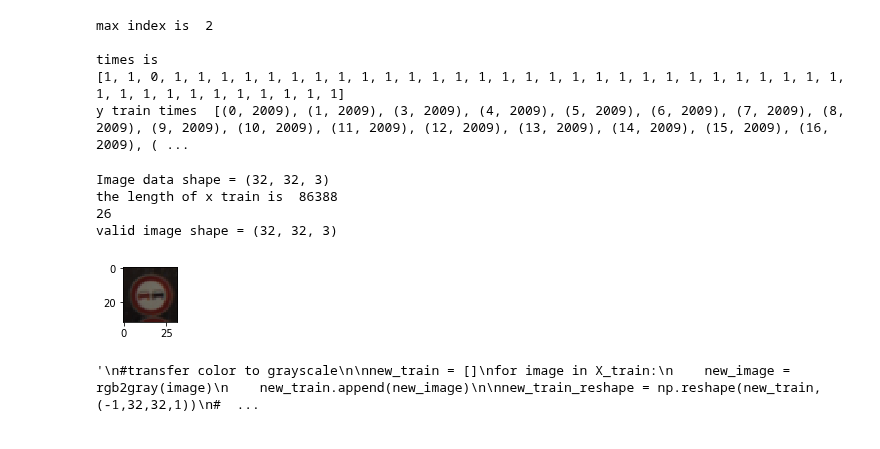
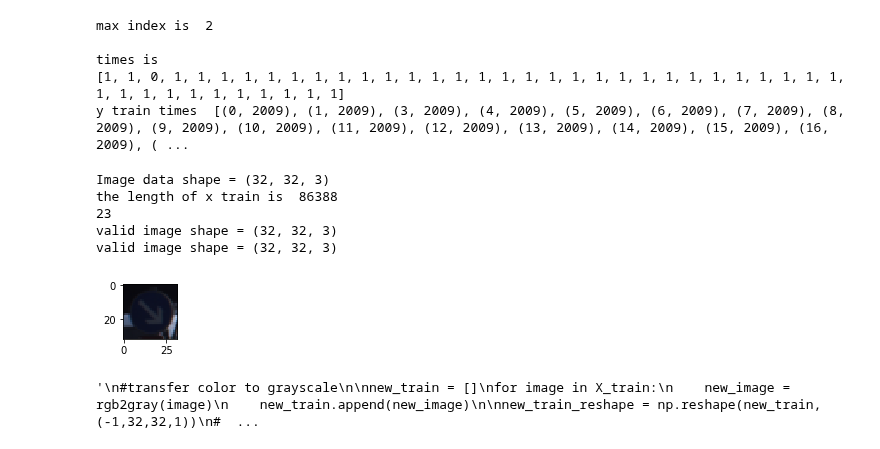
Before and after one commit to bryan0806/Udacity-CarND-Traffic-Sign-Classifier-Project, a Jupyter notebook: Traffic_Sign_Classifier.ipynb, the cells around one changed output. Saved outputs shown, nothing was run; the diff lists cells and outputs as text; code cells hidden in the pictures.

Commit message:
adding X_test color normalization

```diff
--- a/Traffic_Sign_Classifier.ipynb
+++ b/Traffic_Sign_Classifier.ipynb
@@ -419,35 +419,47 @@ for img in X_train:
     new_train.append(new_img)
 
 
 # TODO: What's the shape of an traffic sign image?
 print("Image data shape =", image_shape)
 X_train = new_train
 
 index = random.randint(0, len(X_valid))
 print("the length of x train is ", len(X_train))
 image = X_valid[index]
 
 plt.figure(figsize=(1,1))
 plt.imshow(image)
 print(y_train[index])
 
 
+#transfer test data
+new_test = []
+for images in X_test:
+    new_test_image = color_normalize(images)
+    new_test.append(new_test_image)
+
+X_test = new_test
+valid_shape2 = new_test[0].shape
+print("valid image shape =",valid_shape2)
+
+
 # transfer valid data
 new_valid = []
 for image in X_valid:
     new_valid_image = color_normalize(image)
     new_valid.append(new_valid_image)
 
 
 valid_shape = new_valid[0].shape
 print("valid image shape =",valid_shape)
 X_valid = new_valid
 # %% [output]
 Image data shape = (32, 32, 3)
 the length of x train is  86388
-26
+23
 valid image shape = (32, 32, 3)
+valid image shape = (32, 32, 3)
-[figure, old version]
+[figure, new version]
 # %%
 """
 #transfer color to grayscale
```
Also changed, not shown: parts of 5 cells of this notebook, 3 other files.
